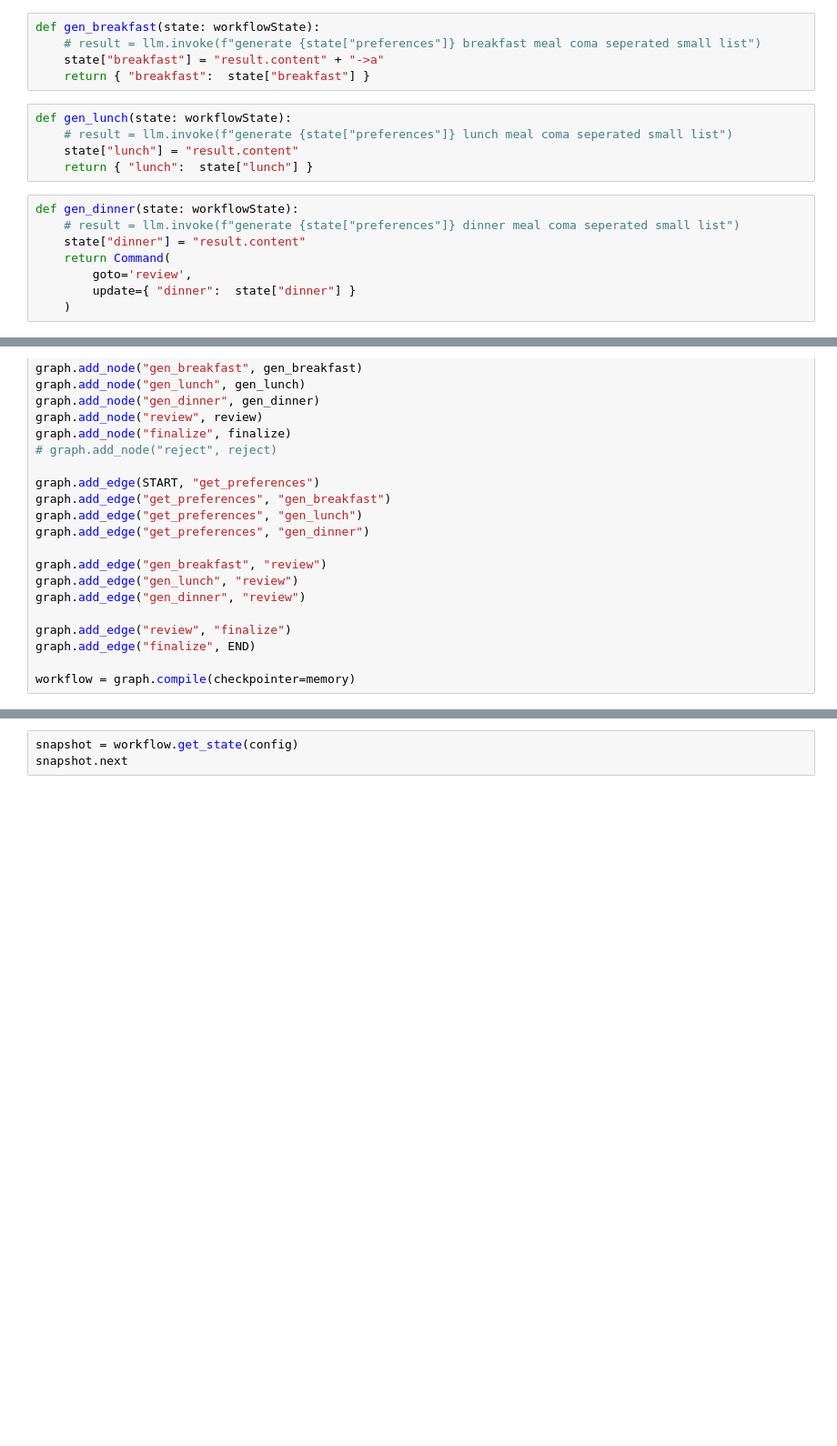
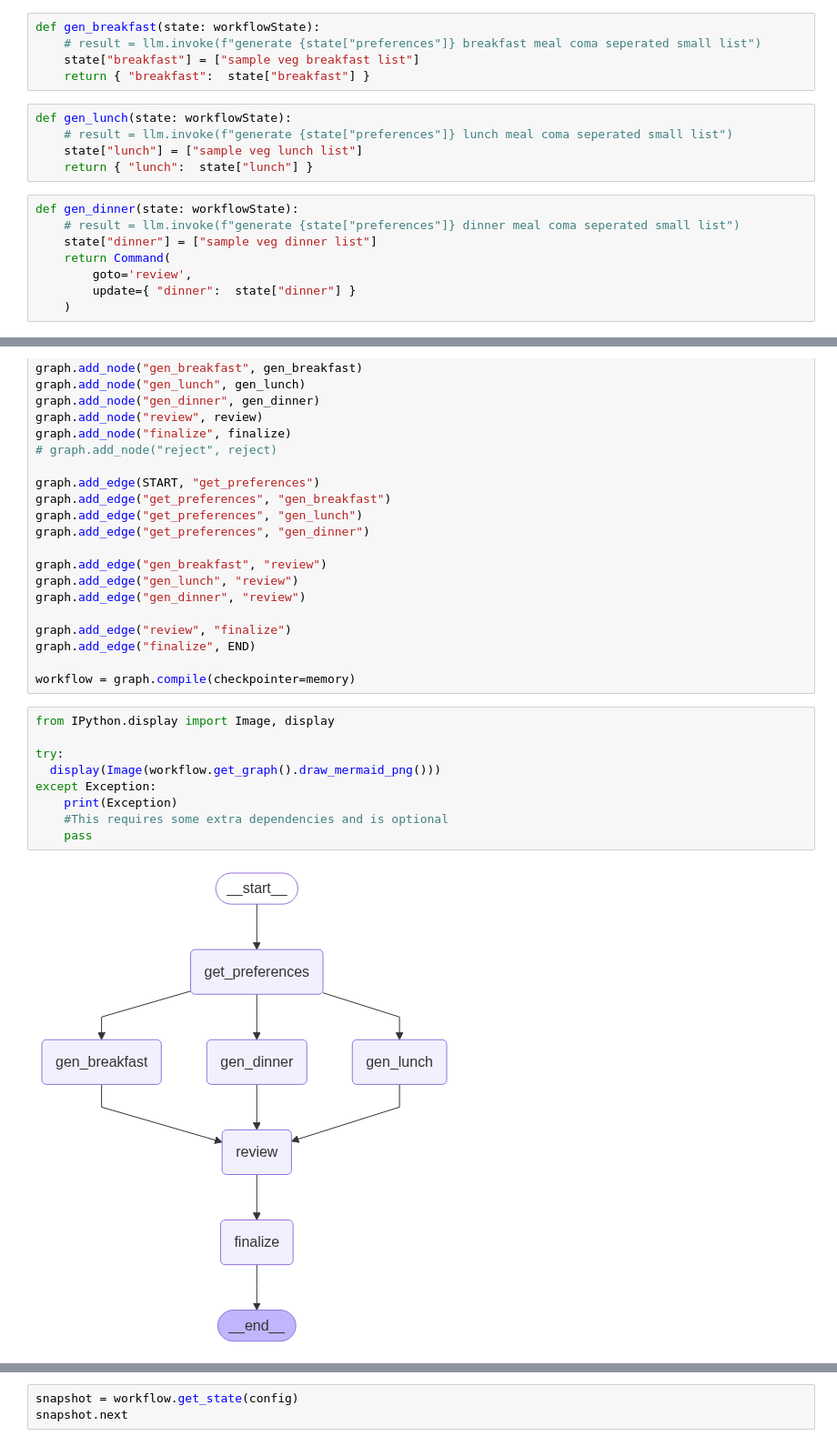
Before and after one commit to Tulasidas-naik/LangGraph, a Jupyter notebook: demo_updated.ipynb, the cells around one changed output, grey strips where cells are left out. Shown: that part at 91% size. Drawn from its saved outputs; the diff is of its cells as text; blank space fills up the shorter version.

```diff
--- a/demo_updated.ipynb
+++ b/demo_updated.ipynb
@@ -68,17 +68,17 @@ def get_preferences(state: workflowState):
 # %%
 def gen_breakfast(state: workflowState):
     # result = llm.invoke(f"generate {state["preferences"]} breakfast meal coma seperated small list")
-    state["breakfast"] = "result.content" + "->a"
+    state["breakfast"] = ["sample veg breakfast list"]
     return { "breakfast":  state["breakfast"] }
 # %%
 def gen_lunch(state: workflowState):
     # result = llm.invoke(f"generate {state["preferences"]} lunch meal coma seperated small list")
-    state["lunch"] = "result.content"
+    state["lunch"] = ["sample veg lunch list"]
     return { "lunch":  state["lunch"] }
 # %%
 def gen_dinner(state: workflowState):
     # result = llm.invoke(f"generate {state["preferences"]} dinner meal coma seperated small list")
-    state["dinner"] = "result.content"
+    state["dinner"] = ["sample veg dinner list"]
     return Command(
         goto='review',
         update={ "dinner":  state["dinner"] }
@@ -130,6 +130,17 @@ graph.add_edge("review", "finalize")
 graph.add_edge("finalize", END)
 
 workflow = graph.compile(checkpointer=memory)
+# %%
+from IPython.display import Image, display
+
+try:
+  display(Image(workflow.get_graph().draw_mermaid_png()))
+except Exception:
+    print(Exception)
+    #This requires some extra dependencies and is optional
+    pass
+# %% [output]
+[figure, added]
 # %%
 
 config = {"configurable": {"thread_id": "1"}}
```
Also changed, not shown: parts of 7 cells of this notebook.
